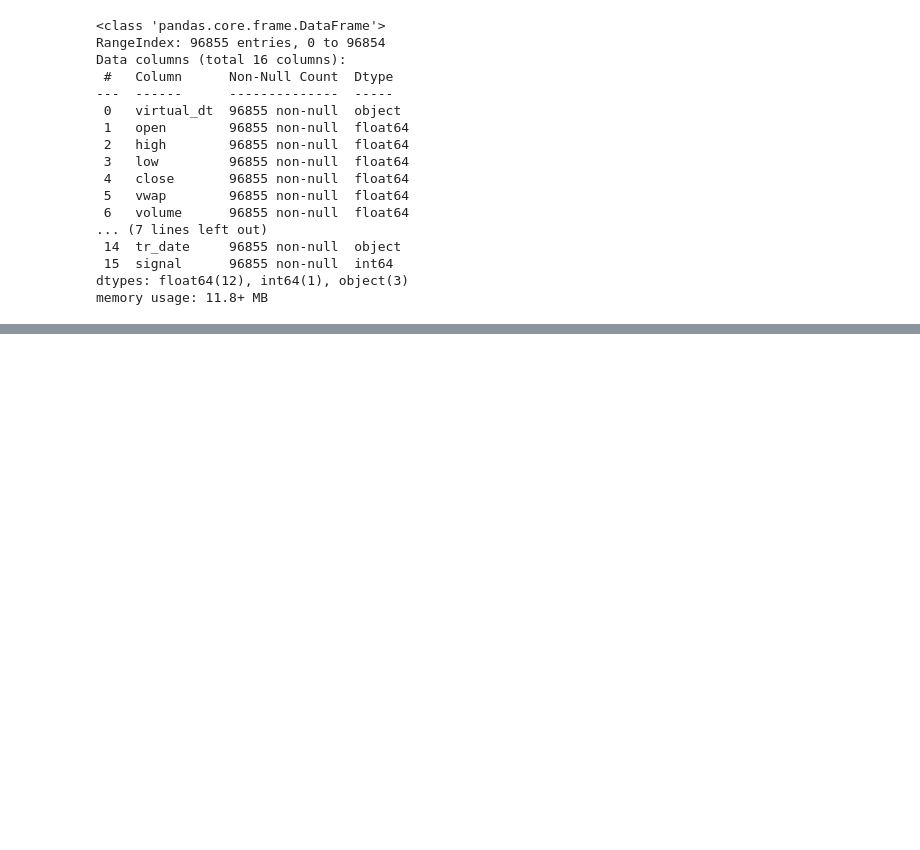
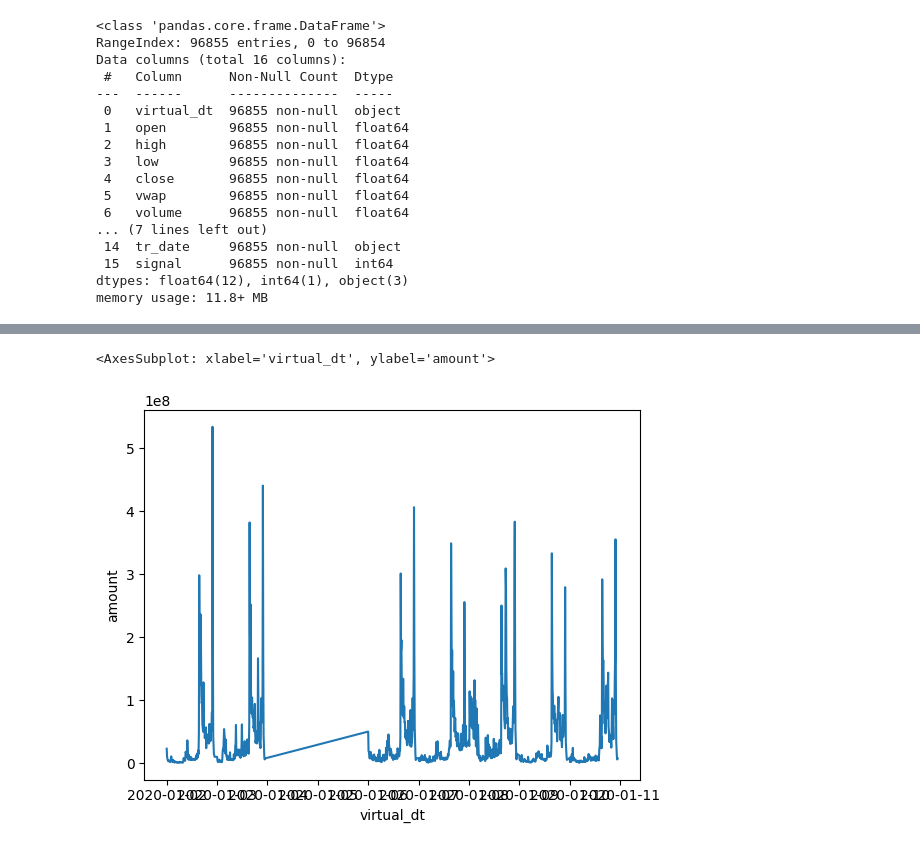
Before and after one commit to jaepil-choi/hanaquantchallenge, a Jupyter notebook: eda.ipynb, the cells around one changed output, grey strips where cells are left out. Saved outputs shown, nothing was run; the diff lists cells and outputs as text; code cells hidden in the pictures; blank space fills up the shorter version.

```diff
--- a/eda.ipynb
+++ b/eda.ipynb
@@ -62,0 +68,2 @@ df.to_pickle(data_path / 'data_quanttrading.pickle')
+# %%
+ONE_DAY = 137
@@ -62,0 +75,14 @@ df.to_pickle(data_path / 'data_quanttrading.pickle')
+# %%
+df_small = df.iloc[:ONE_DAY * 7].copy()
+
+fig = go.Figure(
+    data=[go.Candlestick(
+        x=df_small['virtual_dt'],
+        open=df_small['open'],
+        high=df_small['high'],
+        low=df_small['low'],
+        close=df_small['close']
+    )]
+)
+
+fig.show()
@@ -62,0 +95,5 @@ df.to_pickle(data_path / 'data_quanttrading.pickle')
+# %%
+sns.lineplot(data=df_small, x='virtual_dt', y='amount')
+# %% [output]
+<AxesSubplot: xlabel='virtual_dt', ylabel='amount'>
+[figure, added]
```
Also changed, not shown: parts of 11 cells of this notebook.
